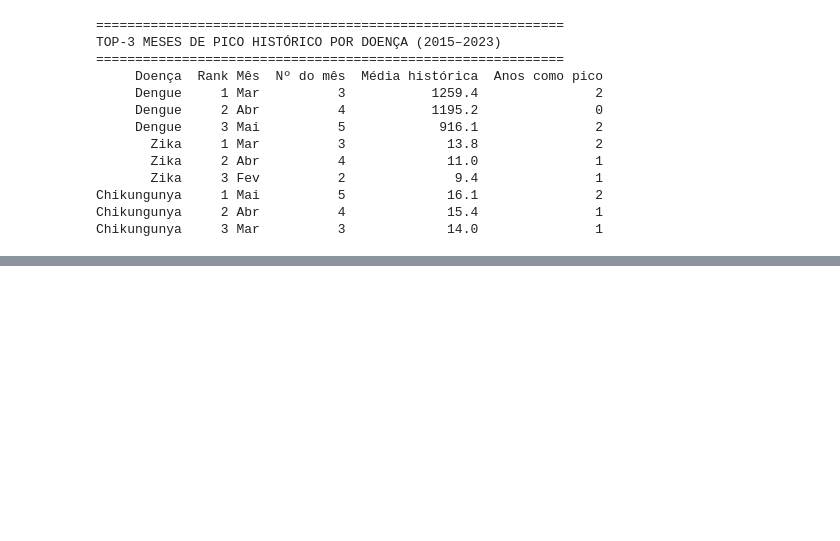
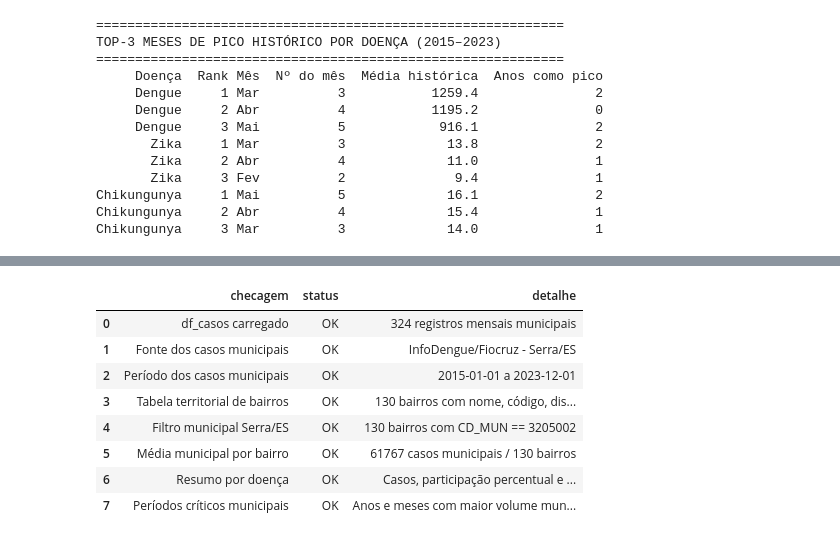
Before and after one commit to nataliapianca/arboviroses-serra-es, a Jupyter notebook: notebooks/PI3_SeriesTemporais_DadosReais.ipynb, the cells around one changed output, grey strips where cells are left out. Saved outputs shown, nothing was run; the diff lists cells and outputs as text; code cells hidden in the pictures; blank space fills up the shorter version.

```diff
--- a/notebooks/PI3_SeriesTemporais_DadosReais.ipynb
+++ b/notebooks/PI3_SeriesTemporais_DadosReais.ipynb
@@ -1818,0 +1142,55 @@ Diagnóstico final da validação:
+# %%
+validacao_mapa_bairros = []
+validacao_mapa_bairros.append({
+    'checagem': 'df_casos carregado',
+    'status': 'OK' if 'df_casos_municipal' in globals() and len(df_casos_municipal) else 'REVISAR',
+    'detalhe': f'{len(df_casos_municipal)} registros mensais municipais'
+})
+validacao_mapa_bairros.append({
+    'checagem': 'Fonte dos casos municipais',
+    'status': 'OK',
+    'detalhe': fonte_casos_municipais
+})
+validacao_mapa_bairros.append({
+    'checagem': 'Período dos casos municipais',
+    'status': 'OK',
+    'detalhe': f'{periodo_inicio_municipal.date()} a {periodo_fim_municipal.date()}'
+})
+validacao_mapa_bairros.append({
+    'checagem': 'Tabela territorial de bairros',
+    'status': 'OK' if 'df_bairros_reconhecidos' in globals() and len(df_bairros_reconhecidos) == 130 else 'REVISAR',
+    'detalhe': f'{len(df_bairros_reconhecidos)} bairros com nome, código, distrito e município'
+})
+validacao_mapa_bairros.append({
+    'checagem': 'Filtro municipal Serra/ES',
+    'status': 'OK' if gdf_bairros_serra['CD_MUN'].astype(str).eq(CODIGO_MUN_IBGE_SERRA).all() else 'REVISAR',
+    'detalhe': f'{len(gdf_bairros_serra)} bairros com CD_MUN == {CODIGO_MUN_IBGE_SERRA}'
+})
+validacao_mapa_bairros.append({
+    'checagem': 'Média municipal por bairro',
+    'status': 'OK' if round(media_municipal_geral_por_bairro, 6) == round(total_casos_municipal_geral / total_bairros_reconhecidos, 6) else 'REVISAR',
+    'detalhe': f'{total_casos_municipal_geral} casos municipais / {total_bairros_reconhecidos} bairros'
+})
+validacao_mapa_bairros.append({
+    'checagem': 'Resumo por doença',
+    'status': 'OK' if len(df_total_doenca_municipal) == 3 else 'REVISAR',
+    'detalhe': 'Casos, participação percentual e média municipal por bairro'
+})
+validacao_mapa_bairros.append({
+    'checagem': 'Períodos críticos municipais',
+    'status': 'OK' if len(df_anos_criticos_municipais) and len(df_meses_criticos_municipais) else 'REVISAR',
+    'detalhe': 'Anos e meses com maior volume municipal de casos'
+})
+
+df_validacao_mapa_bairros = pd.DataFrame(validacao_mapa_bairros)
+display(df_validacao_mapa_bairros)
+# %% [output]
+|  | checagem | status | detalhe |
+| 0 | df_casos carregado | OK | 324 registros mensais municipais |
+| 1 | Fonte dos casos municipais | OK | InfoDengue/Fiocruz - Serra/ES |
+| 2 | Período dos casos municipais | OK | 2015-01-01 a 2023-12-01 |
+| 3 | Tabela territorial de bairros | OK | 130 bairros com nome, código, dis... |
+| 4 | Filtro municipal Serra/ES | OK | 130 bairros com CD_MUN == 3205002 |
+| 5 | Média municipal por bairro | OK | 61767 casos municipais / 130 bairros |
+| 6 | Resumo por doença | OK | Casos, participação percentual e ... |
+| 7 | Períodos críticos municipais | OK | Anos e meses com maior volume mun... |
```
Also changed, not shown: parts of 21 cells of this notebook.
